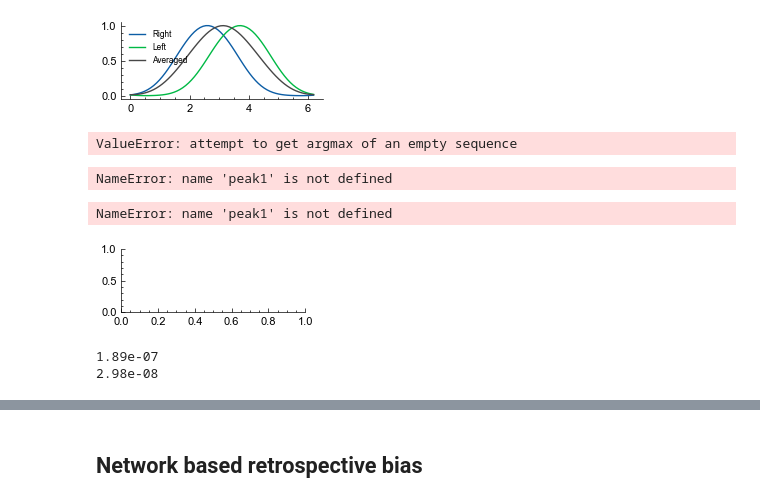
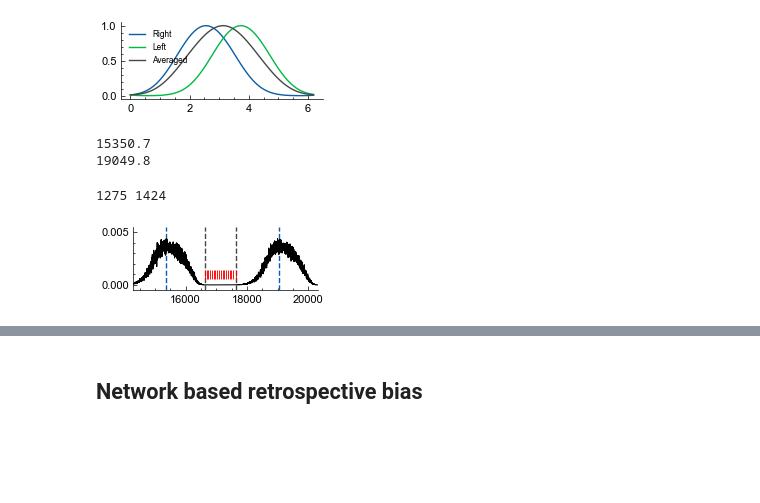
Before and after one commit to tiny-infinity/GridCellsCopy, a Jupyter notebook: analysis/notebooks/Fig5/Fig5_GHIJ.ipynb, the cells around one changed output, grey strips where cells are left out. Saved outputs shown, nothing was run; the diff lists cells and outputs as text; code cells hidden in the pictures; blank space fills up the shorter version.

```diff
--- a/analysis/notebooks/Fig5/Fig5_GHIJ.ipynb
+++ b/analysis/notebooks/Fig5/Fig5_GHIJ.ipynb
@@ -66,77 +67,50 @@ plt.show()
 # %% [output]
 [figure]
 # %%
-win = signal.windows.gaussian(4000,300)
+win = signal.windows.gaussian(6000,800)
 filtered = signal.convolve(raw_data[f"{sim_id}"]["stell_syn_inhib_g"], win, mode='same') / sum(win)
 # %%
 sim_id = "VALD-PRED-NET-S-s-1a"
 x = np.arange(0,raw_data[f"{sim_id}"]["params"]["sim_dur"],raw_data[f"{sim_id}"]["params"]["recorder_dt"])
-start=13900
-end=raw_data[f"{sim_id}"]["stell_spks"][cell_to_analyse][132]
-idx=np.argmax(filtered[int((start/0.25)):int(((end)/0.25))])
-peak1=x[int((start/0.25)):int(((end)/0.25))][idx]
+start=raw_data[f"{sim_id}"]["stell_spks"][cell_to_analyse][80]
+end=raw_data[f"{sim_id}"]["stell_spks"][cell_to_analyse][81] #interfield
+idx=np.argmax(filtered[int((start/0.1)):int(((end)/0.1))])
+peak1=x[int((start/0.1)):int(((end)/0.1))][idx]
 print(peak1)
 
-start=raw_data[f"{sim_id}"]["stell_spks"][cell_to_analyse][151]
-end=raw_data[f"{sim_id}"]["stell_spks"][cell_to_analyse][152]
-idx=np.argmax(filtered[int((start/0.25)):int(((end)/0.25))])
-peak2=x[int((start/0.25)):int(((end)/0.25))][idx]
+start=raw_data[f"{sim_id}"]["stell_spks"][cell_to_analyse][98]
+end=raw_data[f"{sim_id}"]["stell_spks"][cell_to_analyse][99]
+idx=np.argmax(filtered[int((start/0.1)):int(((end)/0.1))])
+peak2=x[int((start/0.1)):int(((end)/0.1))][idx]
 print(peak2)
-
-start=raw_data[f"{sim_id}"]["stell_spks"][cell_to_analyse][171]
-end=20100-20
-idx=np.argmax(filtered[int((start/0.25)):int(((end)/0.25))])
-peak3=x[int((start/0.25)):int(((end)/0.25))][idx]
-print(peak3)
 # %% [output]
-ValueError: attempt to get argmax of an empty sequence
+15350.7
+19049.8
 # %%
-diff1=(raw_data[f"{sim_id}"]["stell_spks"][cell_to_analyse][132]-peak1)
-diff2=(peak2-raw_data[f"{sim_id}"]["stell_spks"][cell_to_analyse][151])
+diff1=(raw_data[f"{sim_id}"]["stell_spks"][cell_to_analyse][81]-peak1)
+diff2=(peak2-raw_data[f"{sim_id}"]["stell_spks"][cell_to_analyse][98])
 print(round(diff1),round(diff2))
-
-diff3=(raw_data[f"{sim_id}"]["stell_spks"][cell_to_analyse][152]-peak2)
-diff4=(peak3-raw_data[f"{sim_id}"]["stell_spks"][cell_to_analyse][171])
-print(round(diff3),round(diff4))
 # %% [output]
-NameError: name 'peak1' is not defined
+1275 1424
 # %%
 %matplotlib inline
 cell_to_analyse = 96
 plt.style.use("analysis/config/paper.mplstyle")
 sim_id = "VALD-PRED-NET-S-s-1a"
 x = np.arange(0,raw_data[f"{sim_id}"]["params"]["sim_dur"],raw_data[f"{sim_id}"]["params"]["recorder_dt"])
 fig,axs = plt.subplots(1,1,figsize=(2.375,0.82))
 
 axs.axvline(x=peak1,linestyle="--")
 axs.axvline(x=peak2,linestyle="--")
-axs.axvline(x=peak3,linestyle="--")
 
-axs.axvline(x=raw_data[f"{sim_id}"]["stell_spks"][cell_to_analyse][132],linestyle="--",c="#474747")
-axs.axvline(x=raw_data[f"{sim_id}"]["stell_spks"][cell_to_analyse][152],linestyle="--",c="#474747")
-axs.axvline(x=raw_data[f"{sim_id}"]["stell_spks"][cell_to_analyse][151],linestyle="--",c="#474747")
-axs.axvline(x=raw_data[f"{sim_id}"]["stell_spks"][cell_to_analyse][171],linestyle="--",c="#474747")
+axs.axvline(x=raw_data[f"{sim_id}"]["stell_spks"][cell_to_analyse][81],linestyle="--",c="#474747")
+axs.axvline(x=raw_data[f"{sim_id}"]["stell_spks"][cell_to_analyse][98],linestyle="--",c="#474747")
+
 axs.plot(x,raw_data[f"{sim_id}"]["stell_syn_inhib_g"],c="black",linewidth=0.75)
 axs.eventplot(raw_data[f"{sim_id}"]["stell_spks"][cell_to_analyse],linelengths=0.0008,linewidth=0.65,lineoffsets=0.001,color="red")
 
-axs.set_xlim([13900,17700])
+axs.set_xlim([14300,20300])
 axs.set_ylim([-0.0005,0.0055])
 plt.savefig(f"analysis/figures/Fig5/Fig5_J_bottom.svg")
 # %% [output]
-NameError: name 'peak1' is not defined
-[figure, old version]
+[figure, new version]
-# %%
-sim_id = "VALD-PRED-NET-S-s-1a"
-fspk = raw_data[f"{sim_id}"]["stell_spks"][cell_to_analyse][132].astype("int") #round to recorer dt
-recorder_dt = raw_data[f"{sim_id}"]["params"]["recorder_dt"]
-first_spike_inhib_hcn=raw_data[f"{sim_id}"]["stell_syn_inhib_g"][int(fspk/recorder_dt)]
-print(f"{first_spike_inhib_hcn:.2e}")
-
-sim_id = "VALD-PRED-NET-S-s-1a"
-fspk = raw_data[f"{sim_id}"]["stell_spks"][cell_to_analyse][152].astype("int") #round to recorer dt
-recorder_dt = raw_data[f"{sim_id}"]["params"]["recorder_dt"]
-first_spike_inhib_hcn=raw_data[f"{sim_id}"]["stell_syn_inhib_g"][int(fspk/recorder_dt)]
-print(f"{first_spike_inhib_hcn:.2e}")
-# %% [output]
-1.89e-07
-2.98e-08
```
Also changed, not shown: parts of 3 cells of this notebook, 6 other files.
